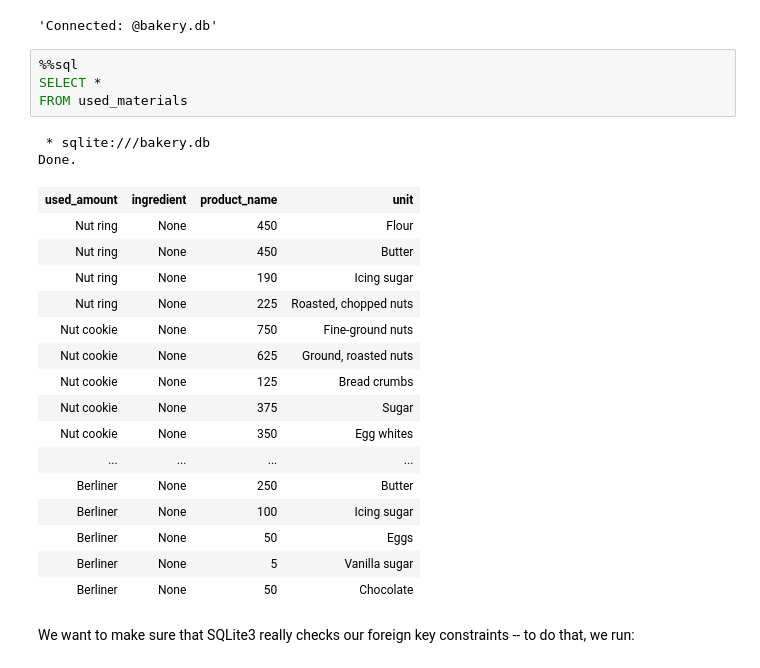
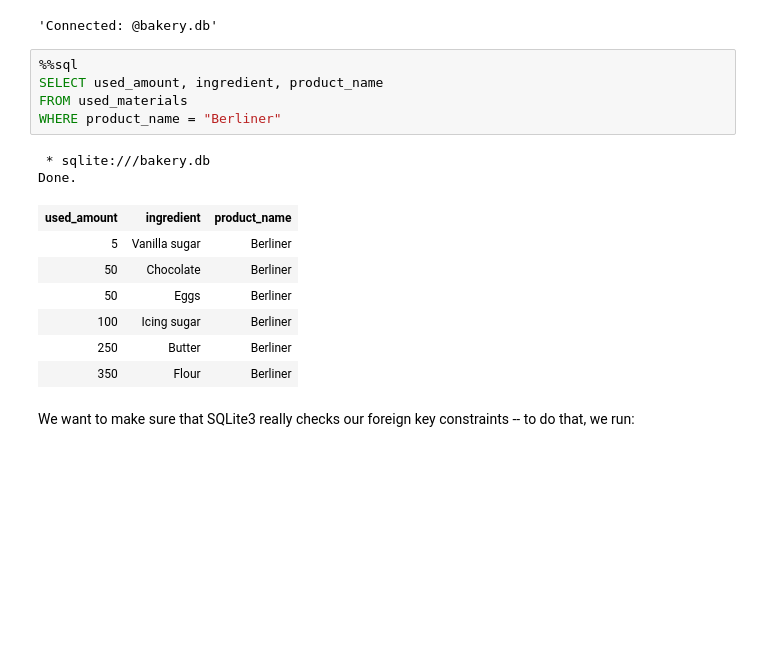
Before and after one commit to AzeyZ/EDAF752019, a Jupyter notebook: lab3Kopia/rest-students/project.ipynb, the cells around one changed output. Cells and saved outputs as stored; diff of their text form; blank space fills up the shorter version.

```diff
--- a/lab3Kopia/rest-students/project.ipynb
+++ b/lab3Kopia/rest-students/project.ipynb
@@ -19,27 +19,19 @@ And then we import our movie database
 'Connected: @bakery.db'
 # %%
 %%sql
-SELECT *
+SELECT used_amount, ingredient, product_name
 FROM used_materials
+WHERE product_name = "Berliner"
 # %% [output]
  * sqlite:///bakery.db
 Done.
-| used_amount | ingredient | product_name | unit |
-| Nut ring | None | 450 | Flour |
-| Nut ring | None | 450 | Butter |
-| Nut ring | None | 190 | Icing sugar |
-| Nut ring | None | 225 | Roasted, chopped nuts |
-| Nut cookie | None | 750 | Fine-ground nuts |
-| Nut cookie | None | 625 | Ground, roasted nuts |
-| Nut cookie | None | 125 | Bread crumbs |
-| Nut cookie | None | 375 | Sugar |
-| Nut cookie | None | 350 | Egg whites |
-| ... | ... | ... | ... |
-| Berliner | None | 250 | Butter |
-| Berliner | None | 100 | Icing sugar |
-| Berliner | None | 50 | Eggs |
-| Berliner | None | 5 | Vanilla sugar |
-| Berliner | None | 50 | Chocolate |
+| used_amount | ingredient | product_name |
+| 5 | Vanilla sugar | Berliner |
+| 50 | Chocolate | Berliner |
+| 50 | Eggs | Berliner |
+| 100 | Icing sugar | Berliner |
+| 250 | Butter | Berliner |
+| 350 | Flour | Berliner |
 # %% [markdown]
 We want to make sure that SQLite3 really checks our foreign
 key constraints -- to do that, we run:
```
Also changed, not shown: parts of 1 cell of this notebook, 3 other files.
